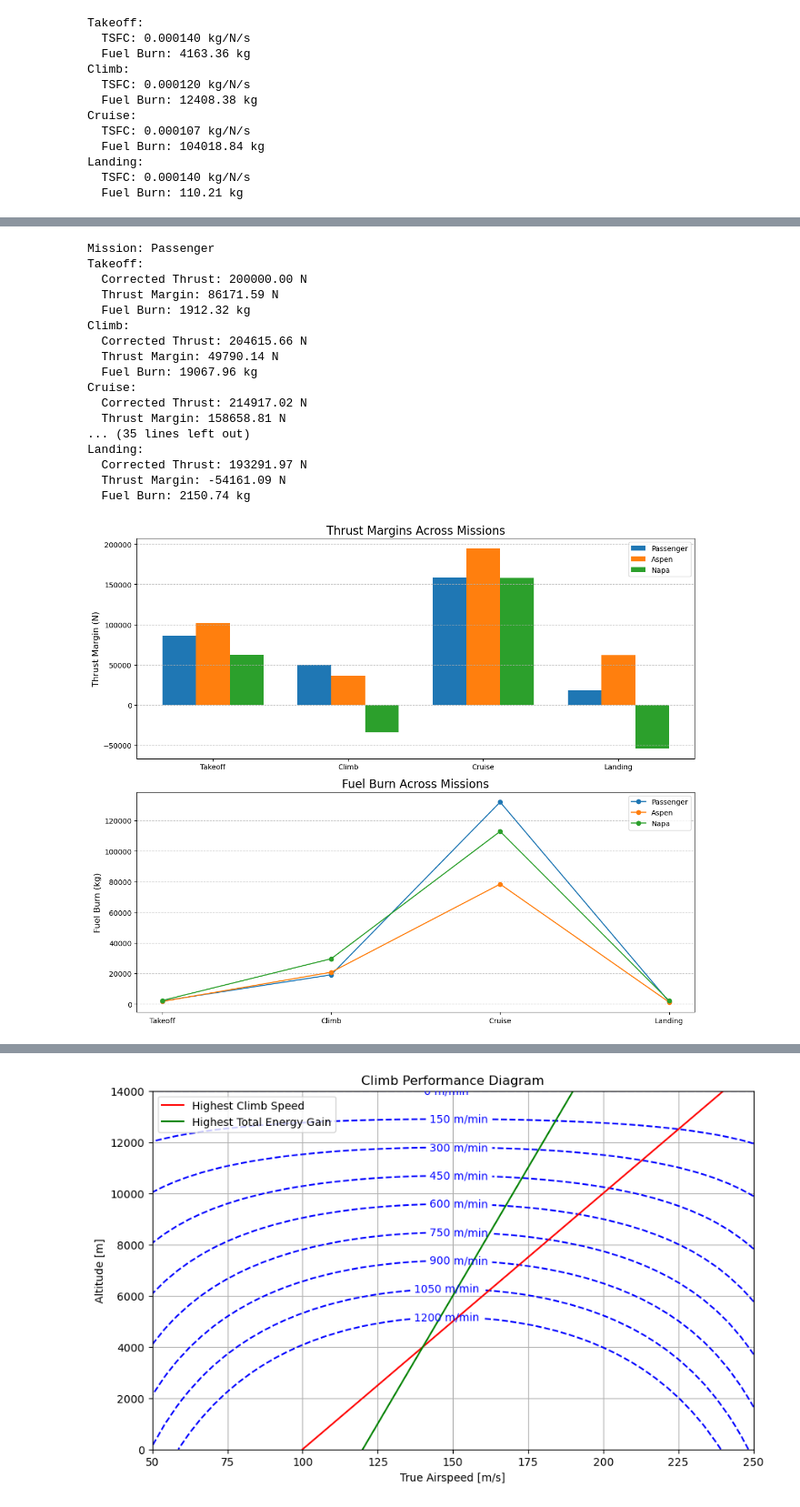
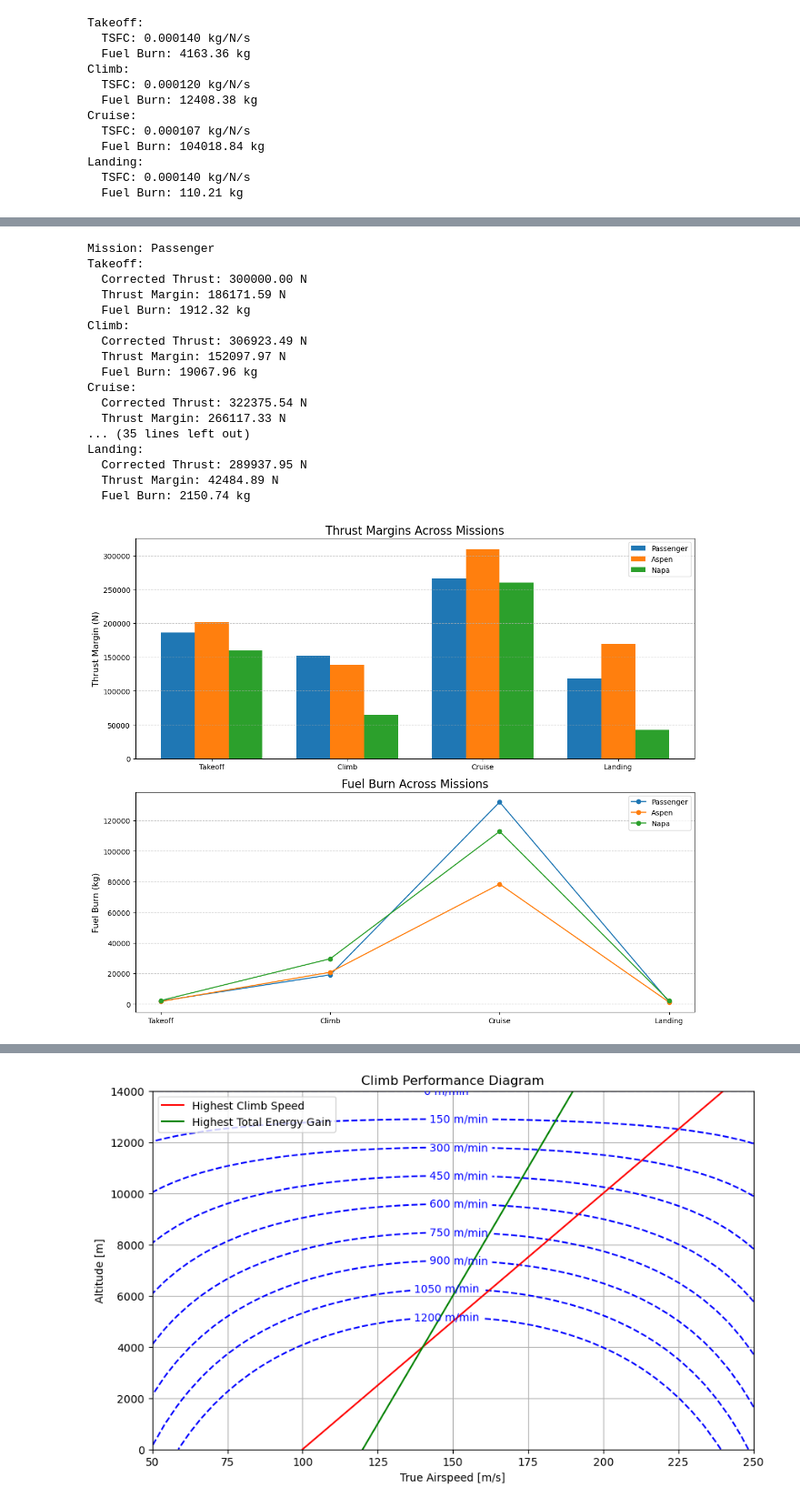
Before and after one commit to AntoineVanHoye/integrated_project, a Jupyter notebook: thrust.ipynb, the cells around one changed output, grey strips where cells are left out. Shown: that part at 91% size. Saved outputs shown, nothing was run; the diff lists cells and outputs as text; code cells hidden in the pictures.

```diff
--- a/thrust.ipynb
+++ b/thrust.ipynb
@@ -177,7 +177,7 @@ flight_phases = {
 }
 
 # Constants
-F0 = 100000 # Sea level thrust per engine in N
+F0 = 150000 # Sea level thrust per engine in N
 num_engines = 2  # Number of engines
 
 # Calculate thrust for each phase
@@ -253,9 +253,9 @@ weights = {
 
 # Mission-specific altitudes and speeds (m and m/s)
 missions = {
-    "Passenger": {"altitude": [0, 5000, 12500, 0], "speeds": [70, 140, 250, 60]},
-    "Aspen": {"altitude": [0, 2500, 11000, 0], "speeds": [65, 130, 230, 55]},
-    "Napa": {"altitude": [0, 2000, 10000, 0], "speeds": [75, 150, 240, 70]},
+    "Passenger": {"altitude": [0, 5000, 12500, 0], "speeds": [70, 140, 290, 60]},
+    "Aspen": {"altitude": [0, 2500, 11000, 0], "speeds": [65, 130, 250, 55]},
+    "Napa": {"altitude": [0, 2000, 10000, 0], "speeds": [75, 150, 250, 70]},
 }
 
 # Phases
@@ -300,7 +300,7 @@ for mission, data in missions.items():
         thrust_results[mission].append(T)
         print(f"{phase} Thrust: {T:.2f} N")
 
-# Visualization
+# Visualization of results
 fig, ax = plt.subplots(figsize=(12, 6))
 
 x = np.arange(len(phases))
@@ -310,7 +310,7 @@ width = 0.25  # Bar width
 for i, mission in enumerate(missions):
     ax.bar(x + i * width, thrust_results[mission], width, label=mission)
 
-# Customization
+
 ax.set_title("Required Thrust for Each Mission", fontsize=16)
 ax.set_xlabel("Flight Phase", fontsize=12)
 ax.set_ylabel("Thrust (N)", fontsize=12)
@@ -319,10 +319,9 @@ ax.set_xticklabels(phases, fontsize=10)
 ax.legend(fontsize=10)
 ax.grid(axis='y', linestyle='--', alpha=0.7)
 
-# Show plot
+
 plt.tight_layout()
 plt.show()
-sa
 # %% [output]
 Mission: Passenger
 Takeoff Thrust: 113828.41 N
@@ -344,8 +343,8 @@ Landing Thrust: 247453.06 N
 import matplotlib.pyplot as plt
 import numpy as np
 
-# Constants
-T_static_per_engine = 100000  # Static thrust per engine (N)
+# Constants .... pay attention to the engine static thrust
+T_static_per_engine = 150000  # Static thrust per engine (N)
 engines = 2  # Number of engines
 T_static_total = T_static_per_engine * engines  # Total available thrust (N)
 T0 = 288.15  # Standard temperature (K)
@@ -357,7 +356,7 @@ phases = ["Takeoff", "Climb", "Cruise", "Landing"]
 missions = {
     "Passenger": {
         "altitude": [0, 5000, 12500, 0],
-        "speeds": [70, 140, 250, 60],
+        "speeds": [70, 140, 290, 60],
         "temperatures": [288.15, 281.65, 268.15, 288.15],
         "thrust_required": [113828.41, 154825.52, 56258.21, 181802.25],
         "durations": [120, 900, 18000, 60]
@@ -407,48 +406,48 @@ for mission, data in missions.items():
         print(f"  Thrust Margin: {margin:.2f} N")
         print(f"  Fuel Burn: {fuel_burn:.2f} kg")
 
-# Visualization
+# Visualization of results
 fig, axs = plt.subplots(2, 1, figsize=(12, 10))
 
-# Bar plot for thrust margins
+# Bar chart  for thrust margins
 x = np.arange(len(phases))
 width = 0.25
 for i, mission in enumerate(missions):
     axs[0].bar(x + i * width, thrust_margins[mission], width, label=mission)
 axs[0].set_title("Thrust Margins Across Missions", fontsize=16)
 axs[0].set_ylabel("Thrust Margin (N)", fontsize=12)
 axs[0].set_xticks(x + width)
 axs[0].set_xticklabels(phases)
 axs[0].legend(fontsize=10)
 axs[0].grid(axis='y', linestyle='--', alpha=0.7)
 
-# Line plot for fuel burns
+# Line plot for fuel burn per flight segment
 for mission in missions:
     axs[1].plot(phases, fuel_burns[mission], marker='o', label=mission)
 axs[1].set_title("Fuel Burn Across Missions", fontsize=16)
 axs[1].set_ylabel("Fuel Burn (kg)", fontsize=12)
 axs[1].legend(fontsize=10)
 axs[1].grid(axis='y', linestyle='--', alpha=0.7)
 
 plt.tight_layout()
 plt.show()
 # %% [output]
 Mission: Passenger
 Takeoff:
-  Corrected Thrust: 200000.00 N
-  Thrust Margin: 86171.59 N
+  Corrected Thrust: 300000.00 N
+  Thrust Margin: 186171.59 N
   Fuel Burn: 1912.32 kg
 Climb:
-  Corrected Thrust: 204615.66 N
-  Thrust Margin: 49790.14 N
+  Corrected Thrust: 306923.49 N
+  Thrust Margin: 152097.97 N
   Fuel Burn: 19067.96 kg
 Cruise:
-  Corrected Thrust: 214917.02 N
-  Thrust Margin: 158658.81 N
+  Corrected Thrust: 322375.54 N
+  Thrust Margin: 266117.33 N
 ... (35 lines left out)
 Landing:
-  Corrected Thrust: 193291.97 N
-  Thrust Margin: -54161.09 N
+  Corrected Thrust: 289937.95 N
+  Thrust Margin: 42484.89 N
   Fuel Burn: 2150.74 kg
-[figure, old version]
+[figure, new version]
 # %%
```
Also changed, not shown: parts of 4 cells of this notebook.
